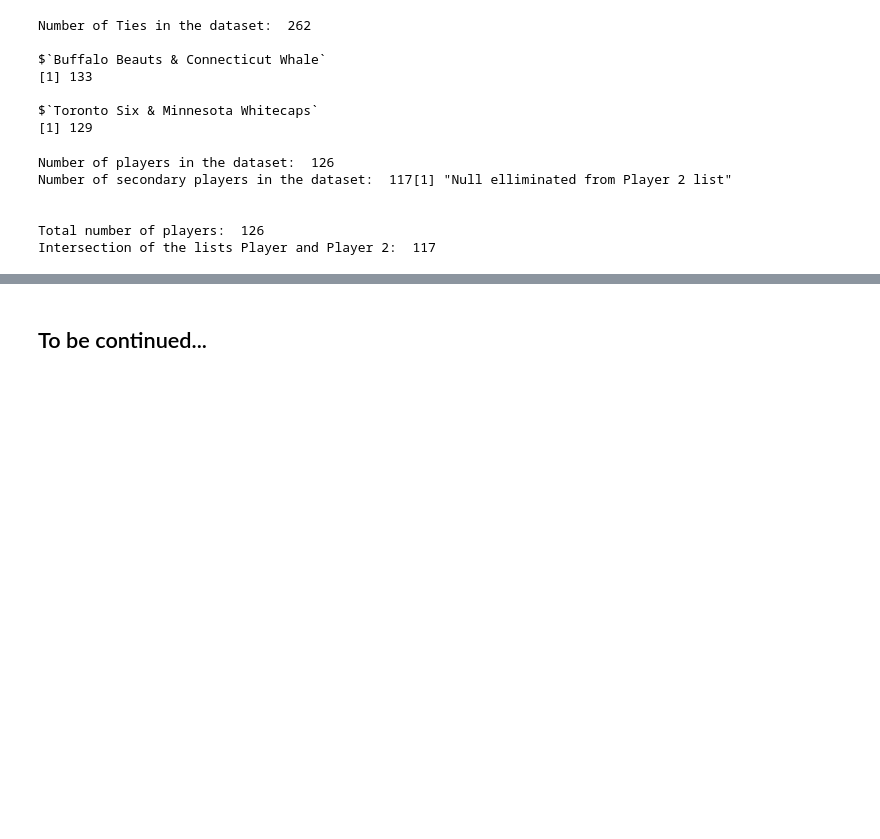
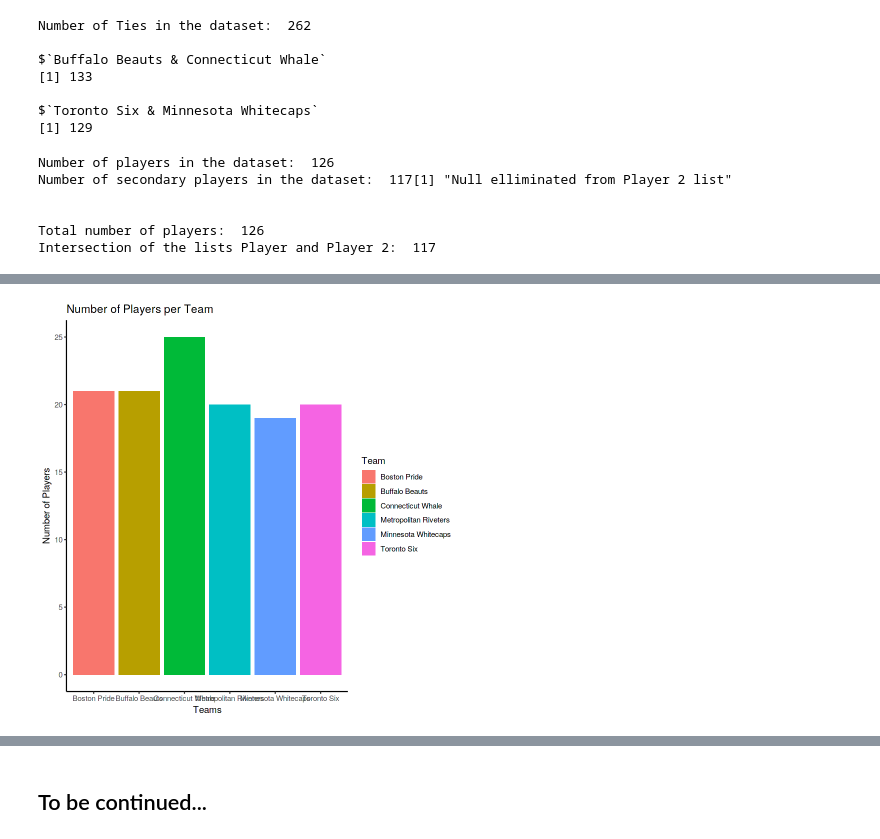
Before and after one commit to Harithap13/Rotman-Summer-NHWL-Datathon, a Jupyter notebook: rsd-nhwl-understanding-data.ipynb, the cells around one changed output, grey strips where cells are left out. Drawn from its saved outputs; the diff is of its cells as text; code cells hidden in the pictures; blank space fills up the shorter version.

```diff
--- a/rsd-nhwl-understanding-data.ipynb
+++ b/rsd-nhwl-understanding-data.ipynb
@@ -313,0 +330,19 @@ A data.frame: 126 × 2
+# %%
+library(ggplot2)
+
+nhwl_df %>%
+    group_by(Team) %>%
+    summarise(Number_of_Players = n_distinct(Player)) %>%
+
+ggplot(aes(x = Team, y = Number_of_Players, fill = Team)) +
+    geom_bar(stat = "identity") +
+    theme_classic() +
+    labs(
+        x = "Teams",
+        y = "Number of Players",
+        title = paste(
+            "Number of Players per Team"
+        )
+    )
+# %% [output]
+[figure, added]
```
Also changed, not shown: parts of 5 cells of this notebook.
